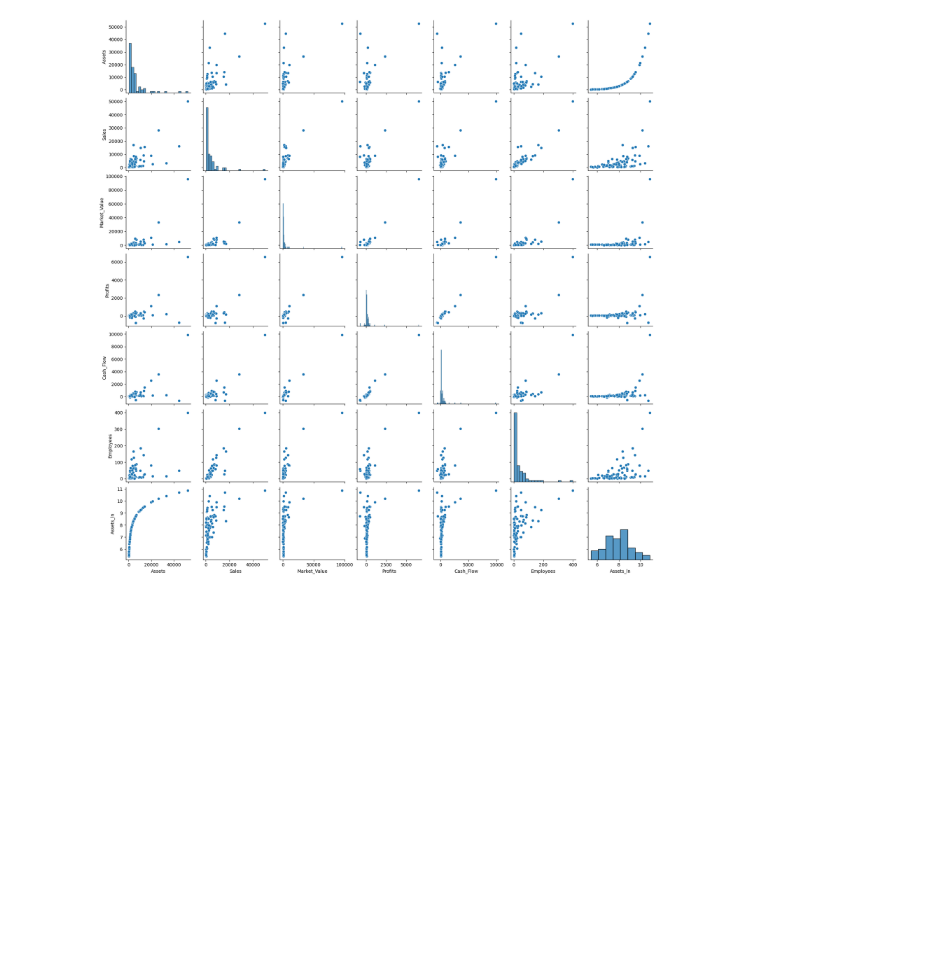
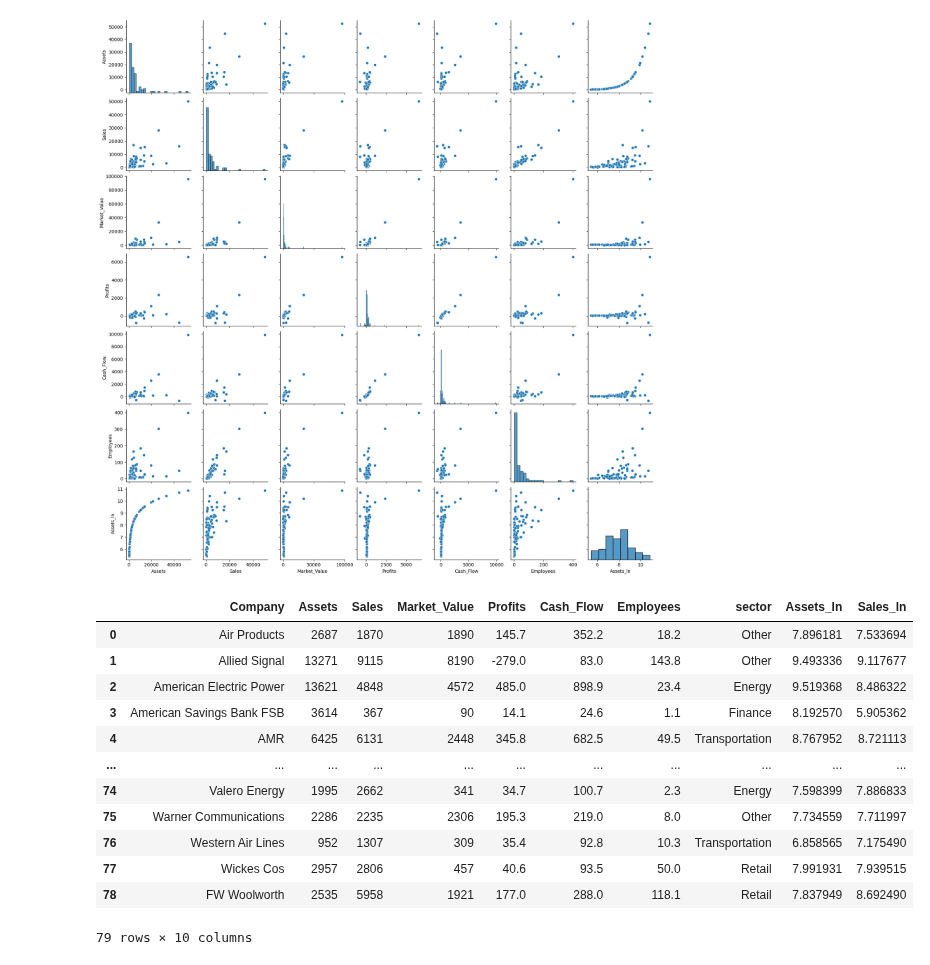
Before and after one commit to DanLightner/BUSA321, a Jupyter notebook: BUSA321/assumptions.ipynb, the cells around one changed output. Drawn from its saved outputs; the diff is of its cells as text; code cells hidden in the pictures; blank space fills up the shorter version.

```diff
--- a/BUSA321/assumptions.ipynb
+++ b/BUSA321/assumptions.ipynb
@@ -104,6 +104,23 @@ sn.pairplot(df)
 # %% [output]
 <seaborn.axisgrid.PairGrid at 0x...>
 [figure]
+# %%
+df['Sales_ln'] = np.log(df['Sales'])
+df
+# %% [output]
+|  | Company | Assets | Sales | Market_Value | Profits | Cash_Flow | Employees | sector | Assets_ln | Sales_ln |
+| 0 | Air Products | 2687 | 1870 | 1890 | 145.7 | 352.2 | 18.2 | Other | 7.896181 | 7.533694 |
+| 1 | Allied Signal | 13271 | 9115 | 8190 | -279.0 | 83.0 | 143.8 | Other | 9.493336 | 9.117677 |
+| 2 | American Electric Power | 13621 | 4848 | 4572 | 485.0 | 898.9 | 23.4 | Energy | 9.519368 | 8.486322 |
+| 3 | American Savings Bank FSB | 3614 | 367 | 90 | 14.1 | 24.6 | 1.1 | Finance | 8.192570 | 5.905362 |
+| 4 | AMR | 6425 | 6131 | 2448 | 345.8 | 682.5 | 49.5 | Transportation | 8.767952 | 8.721113 |
+| ... | ... | ... | ... | ... | ... | ... | ... | ... | ... | ... |
+| 74 | Valero Energy | 1995 | 2662 | 341 | 34.7 | 100.7 | 2.3 | Energy | 7.598399 | 7.886833 |
+| 75 | Warner Communications | 2286 | 2235 | 2306 | 195.3 | 219.0 | 8.0 | Other | 7.734559 | 7.711997 |
+| 76 | Western Air Lines | 952 | 1307 | 309 | 35.4 | 92.8 | 10.3 | Transportation | 6.858565 | 7.175490 |
+| 77 | Wickes Cos | 2957 | 2806 | 457 | 40.6 | 93.5 | 50.0 | Retail | 7.991931 | 7.939515 |
+| 78 | FW Woolworth | 2535 | 5958 | 1921 | 177.0 | 288.0 | 118.1 | Retail | 7.837949 | 8.692490 |
+79 rows × 10 columns
 # %%
 # Set label and features
 y = df['Assets_ln']
```
Also changed, not shown: parts of 5 cells of this notebook.
